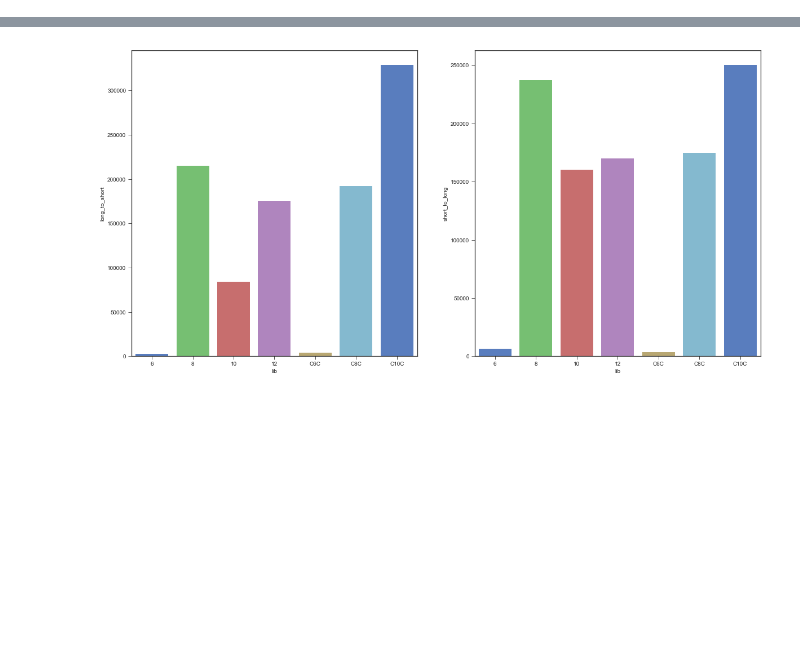
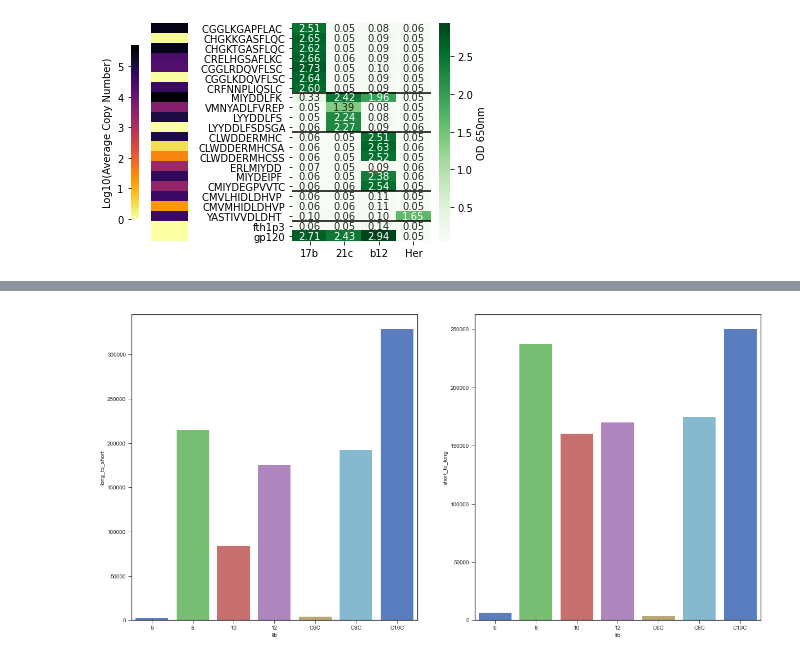
Before and after one commit to orenavram/IgomeProfiling, a Jupyter notebook: post_analysis/figures.ipynb, the cells around one changed output, grey strips where cells are left out. Cells and saved outputs as stored; diff of their text form; code cells hidden in the pictures; blank space fills up the shorter version.

```diff
--- a/post_analysis/figures.ipynb
+++ b/post_analysis/figures.ipynb
@@ -120,0 +93,13 @@ After df is created, Consider converting it to categorical by using df['mAb'] =
+# %%
+import pandas as pd
+import dovpanda
+import matplotlib
+import matplotlib.pyplot as plt
+import matplotlib.gridspec as gridspec
+import seaborn as sns
+import numpy as np
+import os
+from mpl_toolkits.axes_grid1.inset_locator import inset_axes
+data_path = '/Users/Oren/Dropbox/Projects/Sweeps Project/Igome_paper/20_peps_vs_mAbs.csv'
+df = pd.read_csv(data_path, index_col=0)
+df
@@ -120,0 +125,16 @@ After df is created, Consider converting it to categorical by using df['mAb'] =
+# %%
+cm = ['Greens', 'Reds']
+f, (ax0, ax1) = plt.subplots(1, 2, gridspec_kw={'width_ratios': [1, 3], 'wspace': 0.9})
+sns.heatmap(np.log10(df.iloc[:,-1:]+1), annot=False, ax=ax0, cmap='inferno_r', fmt='.2f', cbar_kws={'label': 'Log10(Average Copy Number)', 'use_gridspec':False, 'location':'left', 'pad':0.2})
+ax0.xaxis.set_ticks([])
+ax0.yaxis.set_ticks([])
+ax0.yaxis.label.set_visible(False)
+sns.heatmap(df.iloc[:,:4], yticklabels=df.index, annot=True, ax=ax1, cmap='Greens', fmt='.2f', cbar_kws={'label': 'OD 650nm'})
+ax1.yaxis.label.set_visible(False)
+plt.hlines([7,11, 17, 20], *ax1.get_xlim())
+
+plt.savefig(data_path.replace('csv', 'png'), bbox_inches="tight", dpi=1000)
+plt.show()
+plt.close()
+# %% [output]
+[figure, added]
```
Also changed, not shown: parts of 15 cells of this notebook.
